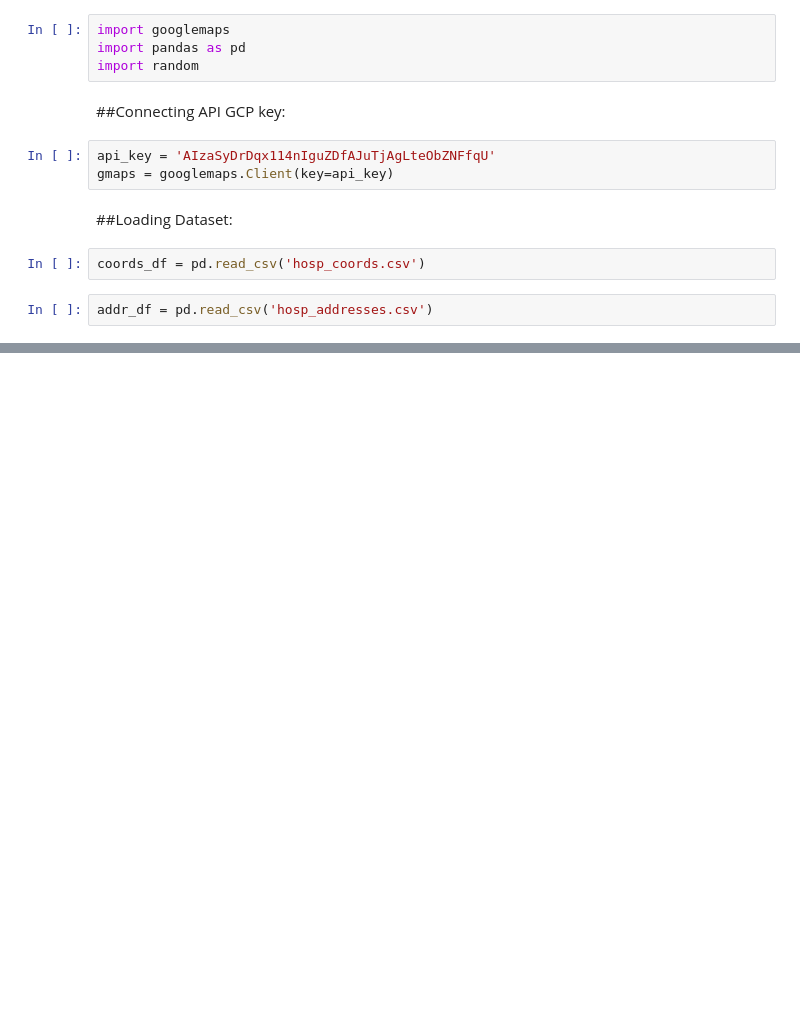
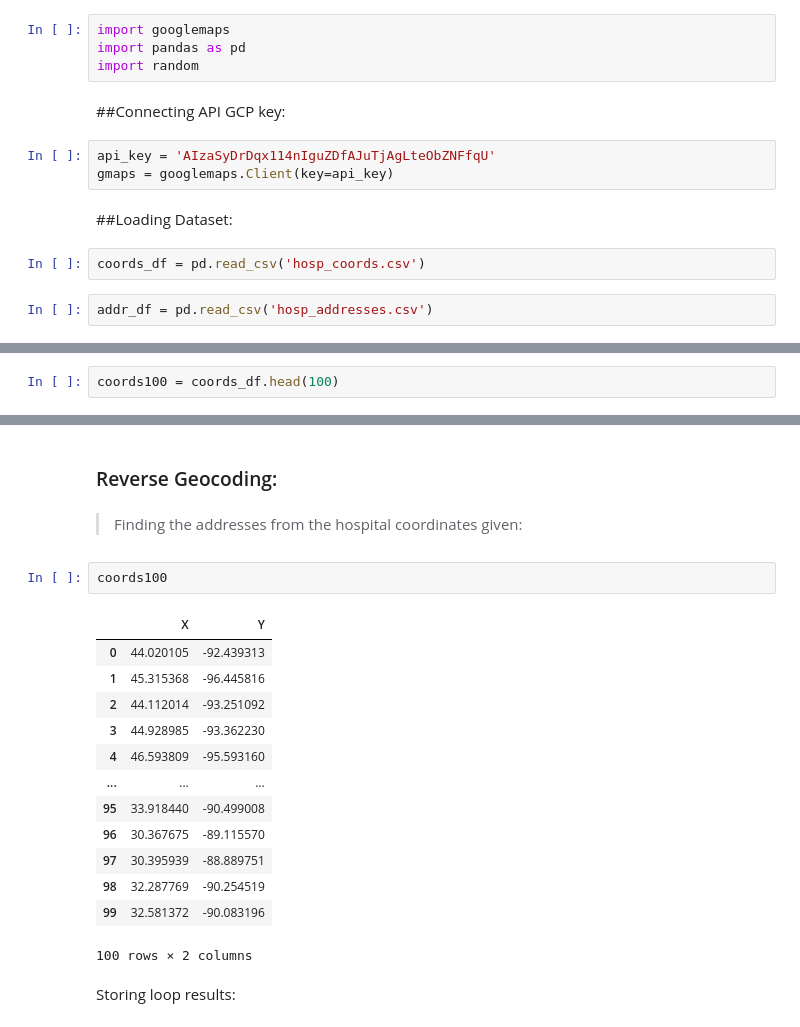
Before and after one commit to angeliki-tzanou/datasci_7_geospatial, a Jupyter notebook: HHA_507_Week_7.ipynb, the cells around one changed output, grey strips where cells are left out. Drawn from its saved outputs; the diff is of its cells as text; blank space fills up the shorter version.

```diff
--- a/HHA_507_Week_7.ipynb
+++ b/HHA_507_Week_7.ipynb
@@ -24,0 +27,2 @@ addr_df = pd.read_csv('hosp_addresses.csv')
+# %%
+coords100 = coords_df.head(100)
@@ -24,0 +81,24 @@ addr_df = pd.read_csv('hosp_addresses.csv')
+# %% [markdown]
+### Reverse Geocoding:
+# %% [markdown]
+
+
+> Finding the addresses from the hospital coordinates given:
+# %%
+coords100
+# %% [output]
+|  | X | Y |
+| 0 | 44.020105 | -92.439313 |
+| 1 | 45.315368 | -96.445816 |
+| 2 | 44.112014 | -93.251092 |
+| 3 | 44.928985 | -93.362230 |
+| 4 | 46.593809 | -95.593160 |
+| ... | ... | ... |
+| 95 | 33.918440 | -90.499008 |
+| 96 | 30.367675 | -89.115570 |
+| 97 | 30.395939 | -88.889751 |
+| 98 | 32.287769 | -90.254519 |
+| 99 | 32.581372 | -90.083196 |
+100 rows × 2 columns
+# %% [markdown]
+Storing loop results:
```
Also changed, not shown: parts of 9 cells of this notebook.
